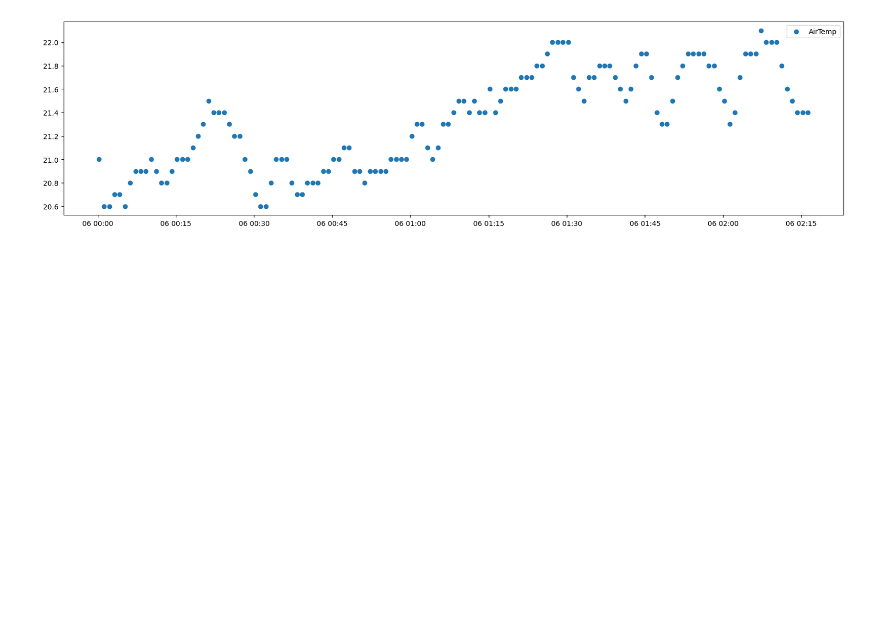
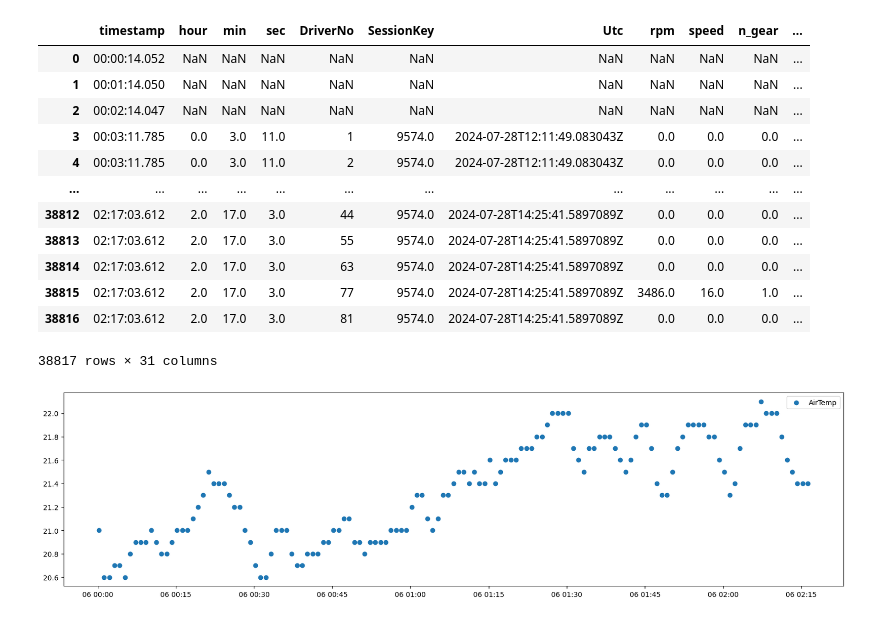
Before and after one commit to GoktugOcal/LiveF1, a Jupyter notebook: test.ipynb, the cells around one changed output. Saved outputs shown, nothing was run; the diff lists cells and outputs as text; code cells hidden in the pictures; blank space fills up the shorter version.

```diff
--- a/test.ipynb
+++ b/test.ipynb
@@ -200,3 +153,19 @@ df_all
+# %%
+df_temp.reset_index().iloc[]
+# %% [output]
+|  | timestamp | hour | min | sec | DriverNo | SessionKey | Utc | rpm | speed | n_gear | ... |
+| 0 | 00:00:14.052 | NaN | NaN | NaN | NaN | NaN | NaN | NaN | NaN | NaN | ... |
+| 1 | 00:01:14.050 | NaN | NaN | NaN | NaN | NaN | NaN | NaN | NaN | NaN | ... |
+| 2 | 00:02:14.047 | NaN | NaN | NaN | NaN | NaN | NaN | NaN | NaN | NaN | ... |
+| 3 | 00:03:11.785 | 0.0 | 3.0 | 11.0 | 1 | 9574.0 | 2024-07-28T12:11:49.083043Z | 0.0 | 0.0 | 0.0 | ... |
+| 4 | 00:03:11.785 | 0.0 | 3.0 | 11.0 | 2 | 9574.0 | 2024-07-28T12:11:49.083043Z | 0.0 | 0.0 | 0.0 | ... |
+| ... | ... | ... | ... | ... | ... | ... | ... | ... | ... | ... | ... |
+| 38812 | 02:17:03.612 | 2.0 | 17.0 | 3.0 | 44 | 9574.0 | 2024-07-28T14:25:41.5897089Z | 0.0 | 0.0 | 0.0 | ... |
+| 38813 | 02:17:03.612 | 2.0 | 17.0 | 3.0 | 55 | 9574.0 | 2024-07-28T14:25:41.5897089Z | 0.0 | 0.0 | 0.0 | ... |
+| 38814 | 02:17:03.612 | 2.0 | 17.0 | 3.0 | 63 | 9574.0 | 2024-07-28T14:25:41.5897089Z | 0.0 | 0.0 | 0.0 | ... |
+| 38815 | 02:17:03.612 | 2.0 | 17.0 | 3.0 | 77 | 9574.0 | 2024-07-28T14:25:41.5897089Z | 3486.0 | 16.0 | 1.0 | ... |
+| 38816 | 02:17:03.612 | 2.0 | 17.0 | 3.0 | 81 | 9574.0 | 2024-07-28T14:25:41.5897089Z | 0.0 | 0.0 | 0.0 | ... |
+38817 rows × 31 columns
 # %%
 from plotly import express as px
 
```
Also changed, not shown: parts of 18 cells of this notebook.
